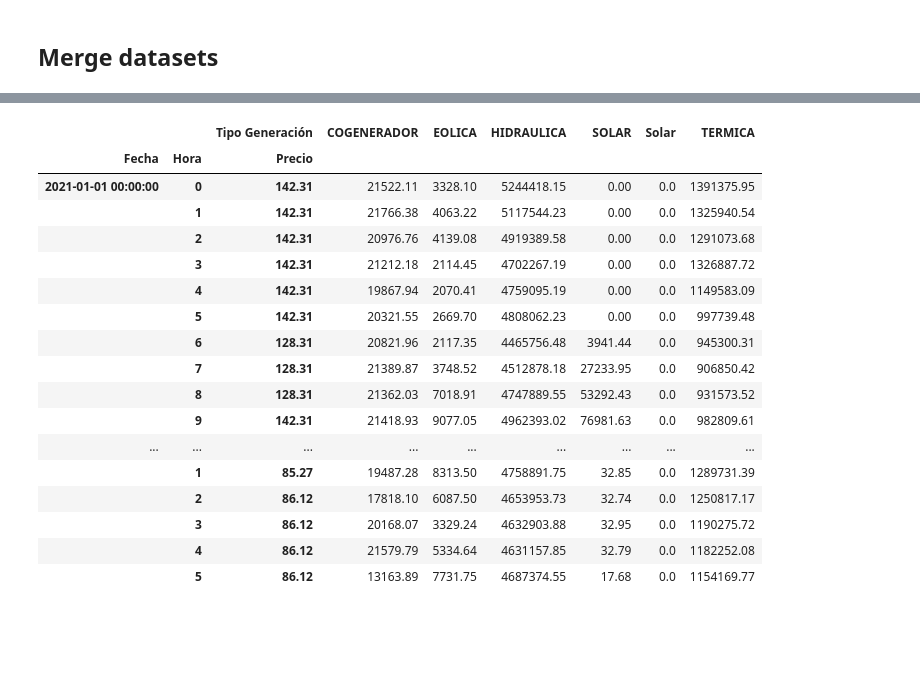
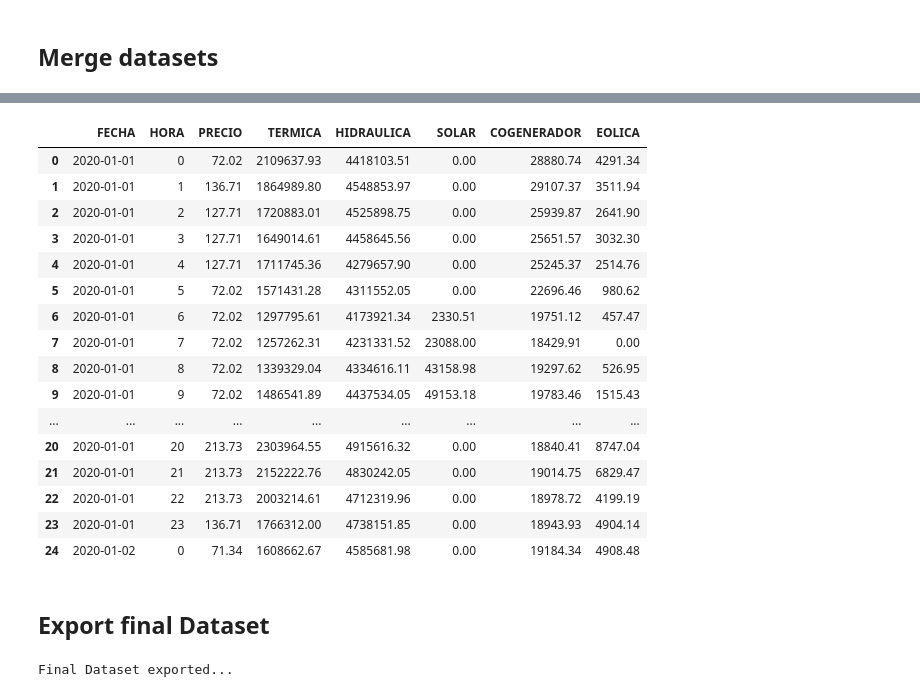
Before and after one commit to camjaramillo/maestria-trabajo-integrador, a Jupyter notebook: notebooks/data_preprocessing.ipynb, the cells around one changed output, grey strips where cells are left out. Drawn from its saved outputs; the diff is of its cells as text; code cells hidden in the pictures; blank space fills up the shorter version.

```diff
--- a/notebooks/data_preprocessing.ipynb
+++ b/notebooks/data_preprocessing.ipynb
@@ -226,21 +249,43 @@ df_pivot.head()
-# %%
-df_pivot.head(30)
-# %% [output]
-|  |  | Tipo Generación | COGENERADOR | EOLICA | HIDRAULICA | SOLAR | Solar | TERMICA |
-| Fecha | Hora | Precio |  |  |  |  |  |  |
-| 2021-01-01 00:00:00 | 0 | 142.31 | 21522.11 | 3328.10 | 5244418.15 | 0.00 | 0.0 | 1391375.95 |
-|  | 1 | 142.31 | 21766.38 | 4063.22 | 5117544.23 | 0.00 | 0.0 | 1325940.54 |
-|  | 2 | 142.31 | 20976.76 | 4139.08 | 4919389.58 | 0.00 | 0.0 | 1291073.68 |
-|  | 3 | 142.31 | 21212.18 | 2114.45 | 4702267.19 | 0.00 | 0.0 | 1326887.72 |
-|  | 4 | 142.31 | 19867.94 | 2070.41 | 4759095.19 | 0.00 | 0.0 | 1149583.09 |
-|  | 5 | 142.31 | 20321.55 | 2669.70 | 4808062.23 | 0.00 | 0.0 | 997739.48 |
-|  | 6 | 128.31 | 20821.96 | 2117.35 | 4465756.48 | 3941.44 | 0.0 | 945300.31 |
-|  | 7 | 128.31 | 21389.87 | 3748.52 | 4512878.18 | 27233.95 | 0.0 | 906850.42 |
-|  | 8 | 128.31 | 21362.03 | 7018.91 | 4747889.55 | 53292.43 | 0.0 | 931573.52 |
-|  | 9 | 142.31 | 21418.93 | 9077.05 | 4962393.02 | 76981.63 | 0.0 | 982809.61 |
-| ... | ... | ... | ... | ... | ... | ... | ... | ... |
-|  | 1 | 85.27 | 19487.28 | 8313.50 | 4758891.75 | 32.85 | 0.0 | 1289731.39 |
-|  | 2 | 86.12 | 17818.10 | 6087.50 | 4653953.73 | 32.74 | 0.0 | 1250817.17 |
-|  | 3 | 86.12 | 20168.07 | 3329.24 | 4632903.88 | 32.95 | 0.0 | 1190275.72 |
-|  | 4 | 86.12 | 21579.79 | 5334.64 | 4631157.85 | 32.79 | 0.0 | 1182252.08 |
-|  | 5 | 86.12 | 13163.89 | 7731.75 | 4687374.55 | 17.68 | 0.0 | 1154169.77 |
+# %%
+# Order DataFrame by Date and Hour
+
+# FECHA: string to date
+df["FECHA"] = pd.to_datetime(df["FECHA"])
+
+# Hora: string to int
+df["HORA"] = df["HORA"].astype(int)
+
+# Order by Fecha y Hora
+df = df.sort_values(
+    by=["FECHA", "HORA"],
+    ascending=[True, True]
+).reset_index(drop=True)  # Reset index to maintain order
+
+df.head(25)
+# %% [output]
+|  | FECHA | HORA | PRECIO | TERMICA | HIDRAULICA | SOLAR | COGENERADOR | EOLICA |
+| 0 | 2020-01-01 | 0 | 72.02 | 2109637.93 | 4418103.51 | 0.00 | 28880.74 | 4291.34 |
+| 1 | 2020-01-01 | 1 | 136.71 | 1864989.80 | 4548853.97 | 0.00 | 29107.37 | 3511.94 |
+| 2 | 2020-01-01 | 2 | 127.71 | 1720883.01 | 4525898.75 | 0.00 | 25939.87 | 2641.90 |
+| 3 | 2020-01-01 | 3 | 127.71 | 1649014.61 | 4458645.56 | 0.00 | 25651.57 | 3032.30 |
+| 4 | 2020-01-01 | 4 | 127.71 | 1711745.36 | 4279657.90 | 0.00 | 25245.37 | 2514.76 |
+| 5 | 2020-01-01 | 5 | 72.02 | 1571431.28 | 4311552.05 | 0.00 | 22696.46 | 980.62 |
+| 6 | 2020-01-01 | 6 | 72.02 | 1297795.61 | 4173921.34 | 2330.51 | 19751.12 | 457.47 |
+| 7 | 2020-01-01 | 7 | 72.02 | 1257262.31 | 4231331.52 | 23088.00 | 18429.91 | 0.00 |
+| 8 | 2020-01-01 | 8 | 72.02 | 1339329.04 | 4334616.11 | 43158.98 | 19297.62 | 526.95 |
+| 9 | 2020-01-01 | 9 | 72.02 | 1486541.89 | 4437534.05 | 49153.18 | 19783.46 | 1515.43 |
+| ... | ... | ... | ... | ... | ... | ... | ... | ... |
+| 20 | 2020-01-01 | 20 | 213.73 | 2303964.55 | 4915616.32 | 0.00 | 18840.41 | 8747.04 |
+| 21 | 2020-01-01 | 21 | 213.73 | 2152222.76 | 4830242.05 | 0.00 | 19014.75 | 6829.47 |
+| 22 | 2020-01-01 | 22 | 213.73 | 2003214.61 | 4712319.96 | 0.00 | 18978.72 | 4199.19 |
+| 23 | 2020-01-01 | 23 | 136.71 | 1766312.00 | 4738151.85 | 0.00 | 18943.93 | 4904.14 |
+| 24 | 2020-01-02 | 0 | 71.34 | 1608662.67 | 4585681.98 | 0.00 | 19184.34 | 4908.48 |
+# %% [markdown]
+## Export final Dataset
+# %%
+#df["FECHA"] = df["FECHA"].dt.strftime('%Y-%m-%d')
+#df.to_csv('../data/final/dataset_gen_spot_price.csv', index=False)
+
+print("Final Dataset exported...")
+# %% [output]
+Final Dataset exported...
```
Also changed, not shown: parts of 10 cells of this notebook, 2 other files.
